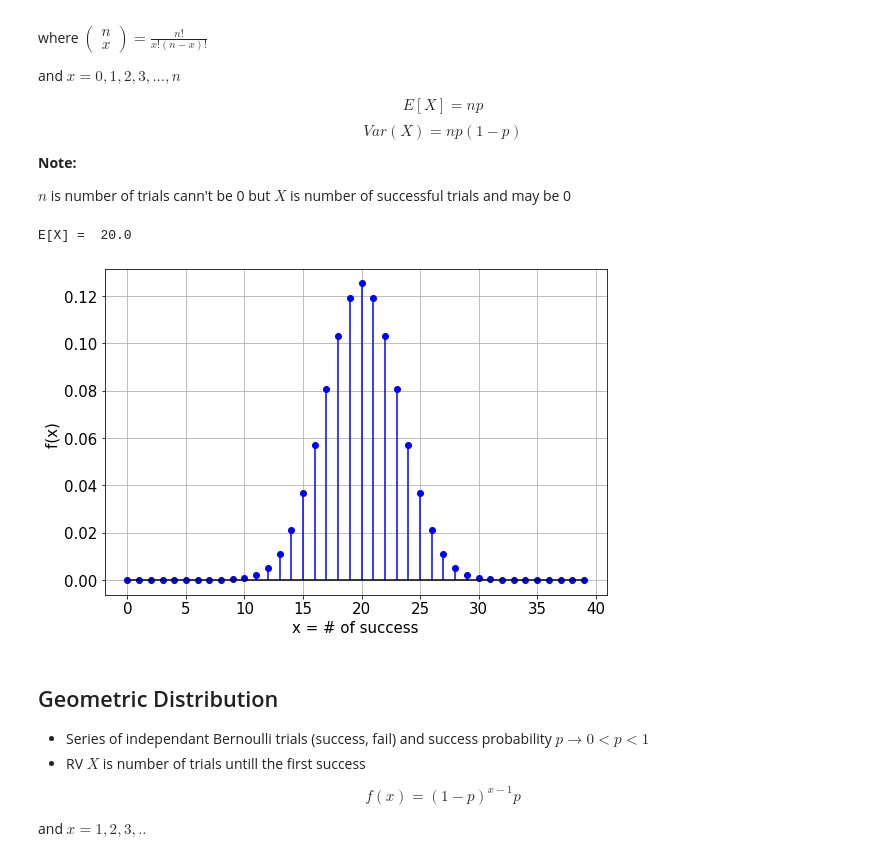
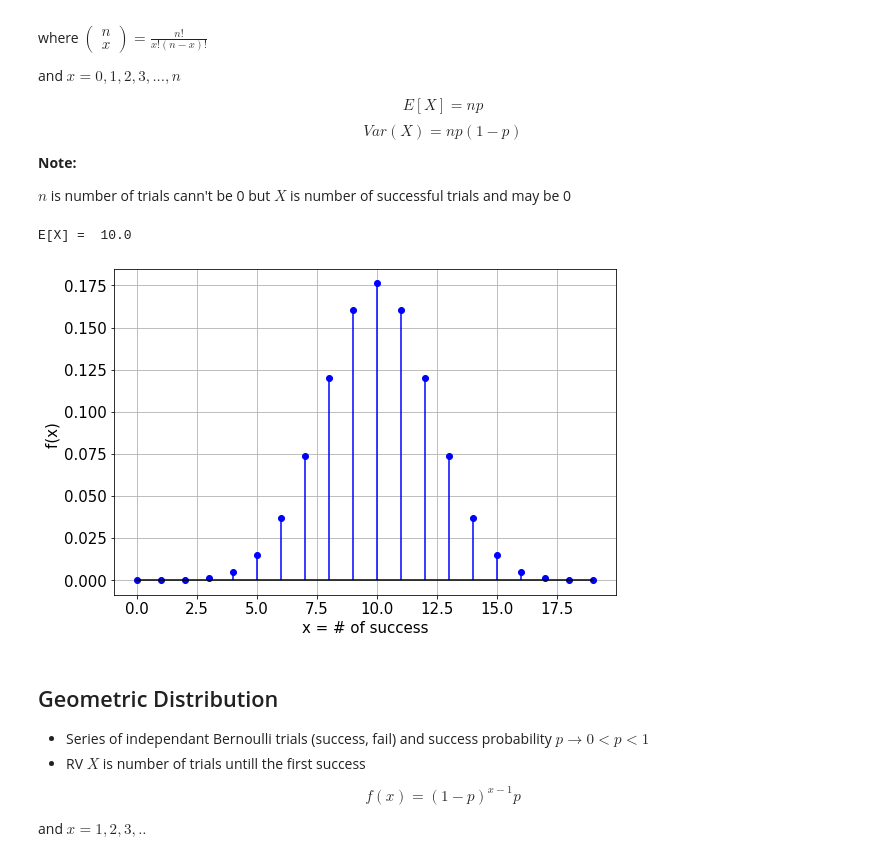
Before and after one commit to sbme-tutorials/Biostatistics-Tutorials, a Jupyter notebook: Section_06.ipynb, the cells around one changed output. Drawn from its saved outputs; the diff is of its cells as text; code cells hidden in the pictures.

```diff
--- a/Section_06.ipynb
+++ b/Section_06.ipynb
@@ -76,19 +78,19 @@ $$Var(X) = np(1-p)$$
 $n$ is number of trials cann't be 0 but $X$ is number of successful trials and may be 0
 # %%
 from scipy.stats import binom
-n, p=40, 0.5
+n, p=20, 0.5
 rv = binom(n,p)
 x=np.arange(0,n)
 fx = rv.pmf(x)
 print("E[X] = ", rv.mean())
 fig = plt.figure(figsize=(9, 6))
 plot_pmf(x, fx, False)
 plt.xlabel('x = # of success')
 plt.ylabel('f(x) ')
 plt.show()
 # %% [output]
-E[X] =  20.0
+E[X] =  10.0
-[figure, old version]
+[figure, new version]
 # %% [markdown]
 ## Geometric Distribution
 * Series of independant Bernoulli trials (success, fail) and success probability $p \rightarrow 0<p<1$
```
Also changed, not shown: parts of 9 cells of this notebook.
